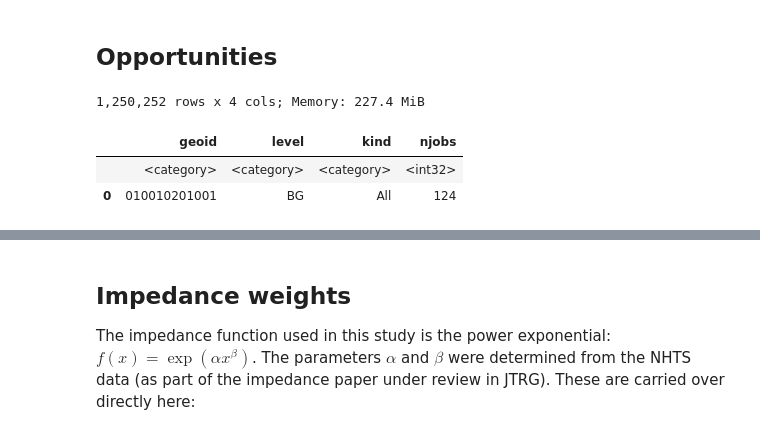
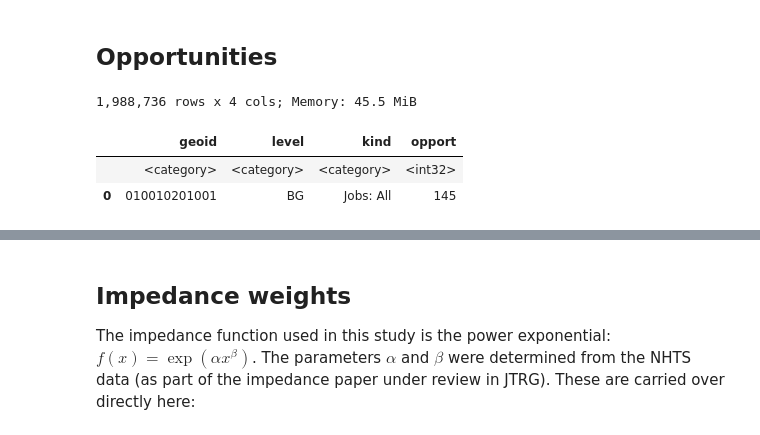
Before and after one commit to rvanxer/spatial_access_america, a Jupyter notebook: 4_Compute_access.ipynb, the cells around one changed output, grey strips where cells are left out. Cells and saved outputs as stored; diff of their text form; code cells hidden in the pictures.

```diff
--- a/4_Compute_access.ipynb
+++ b/4_Compute_access.ipynb
@@ -26,11 +24,10 @@ disp(zones := zones.merge(centroids, on='geoid'));
 # %% [markdown]
 ## Opportunities
 # %%
-disp(jobs := pd.read_parquet(
-    'data/opport/jobs_2021.parquet',
-    filters=[('level', '!=', 'Block')])); # 9s
+opport = disp(pd.read_parquet('data/opport/opportunities.parquet')
+              .astype(D(level=CAT)))
 # %% [output]
-1,250,252 rows x 4 cols; Memory: 227.4 MiB
+1,988,736 rows x 4 cols; Memory: 45.5 MiB
-|  | geoid | level | kind | njobs |
+|  | geoid | level | kind | opport |
 |  | <category> | <category> | <category> | <int32> |
-| 0 | 010010201001 | BG | All | 124 |
+| 0 | 010010201001 | BG | Jobs: All | 145 |
```
Also changed, not shown: parts of 17 cells of this notebook, 2 other files.
